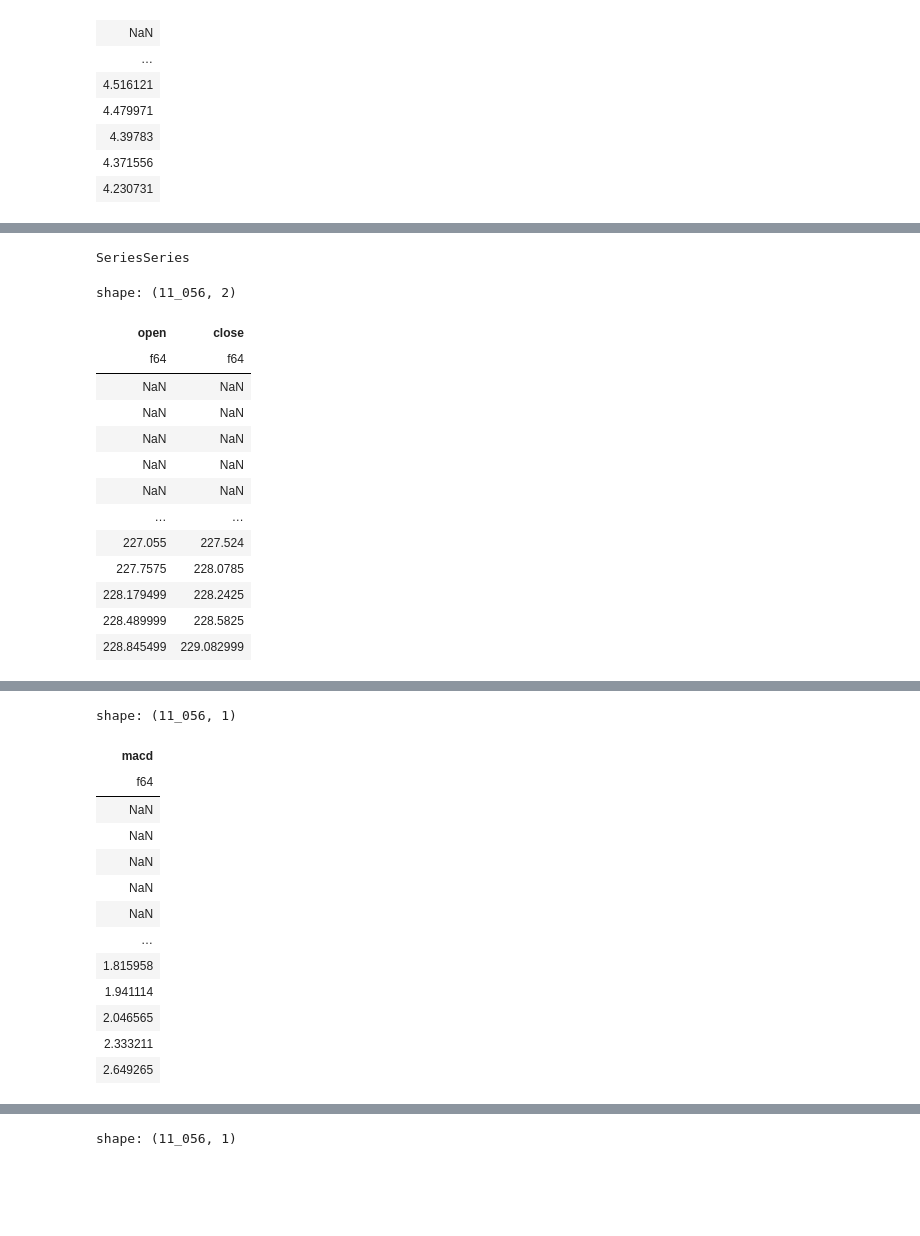
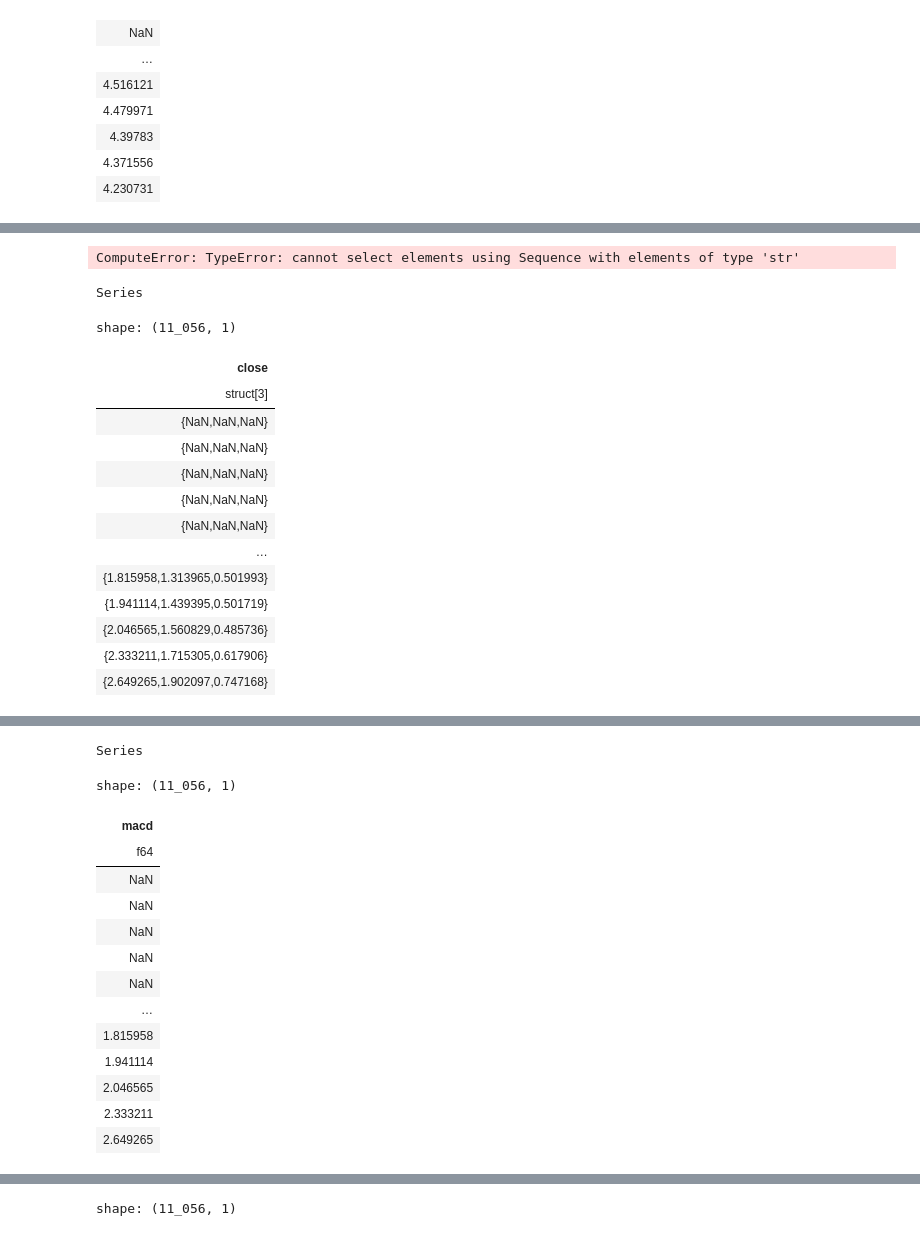
Before and after one commit to furechan/mintalib, a Jupyter notebook: miscellanous/polars-experiments.ipynb, the cells around one changed output, grey strips where cells are left out. Drawn from its saved outputs; the diff is of its cells as text; code cells hidden in the pictures; blank space fills up the shorter version.

```diff
--- a/miscellanous/polars-experiments.ipynb
+++ b/miscellanous/polars-experiments.ipynb
@@ -231,23 +265,29 @@ shape: (11_056, 2)
+# %%
+prices.select(
+    pl.struct(["high", "low", "close"]).map_batches(ATR())
+)
+# %% [output]
+ComputeError: TypeError: cannot select elements using Sequence with elements of type 'str'
 # %%
 prices.select(
-    pl.col(['open', 'close']).map_batches(my_sma)
+    pl.col('close').map_batches(my_macd, macd_type)
 )
 # %% [output]
-SeriesSeries
+Series
-shape: (11_056, 2)
+shape: (11_056, 1)
-| open | close |
-| f64 | f64 |
-| NaN | NaN |
-| NaN | NaN |
-| NaN | NaN |
-| NaN | NaN |
-| NaN | NaN |
-| … | … |
-| 227.055 | 227.524 |
-| 227.7575 | 228.0785 |
-| 228.179499 | 228.2425 |
-| 228.489999 | 228.5825 |
-| 228.845499 | 229.082999 |
+| close |
+| struct[3] |
+| {NaN,NaN,NaN} |
+| {NaN,NaN,NaN} |
+| {NaN,NaN,NaN} |
+| {NaN,NaN,NaN} |
+| {NaN,NaN,NaN} |
+| … |
+| {1.815958,1.313965,0.501993} |
+| {1.941114,1.439395,0.501719} |
+| {2.046565,1.560829,0.485736} |
+| {2.333211,1.715305,0.617906} |
+| {2.649265,1.902097,0.747168} |
 # %%
 prices.select(
     pl.col('close').map_batches(my_macd, macd_type).struct.unnest()
@@ -271,11 +310,12 @@ shape: (11_056, 3)
 | 2.333211 | 1.715305 | 0.617906 |
 | 2.649265 | 1.902097 | 0.747168 |
 # %%
-df.select(
-    pl.col('macd').struct[0]
+prices.select(
+    pl.col('close').map_batches(my_macd, macd_type).struct[0]
 )
 # %% [output]
-shape: (11_056, 1)
+Series
+shape: (11_056, 1)
 | macd |
 | f64 |
 | NaN |
```
Also changed, not shown: parts of 12 cells of this notebook, 6 other files.
